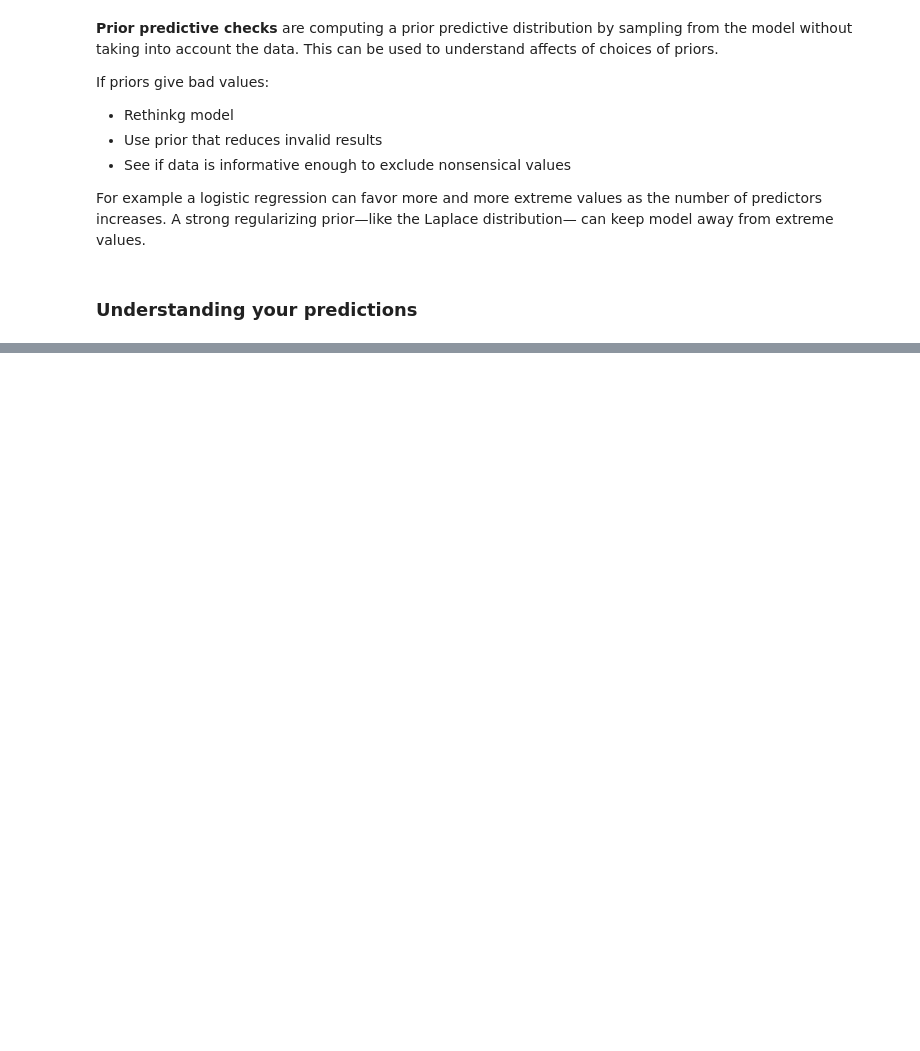
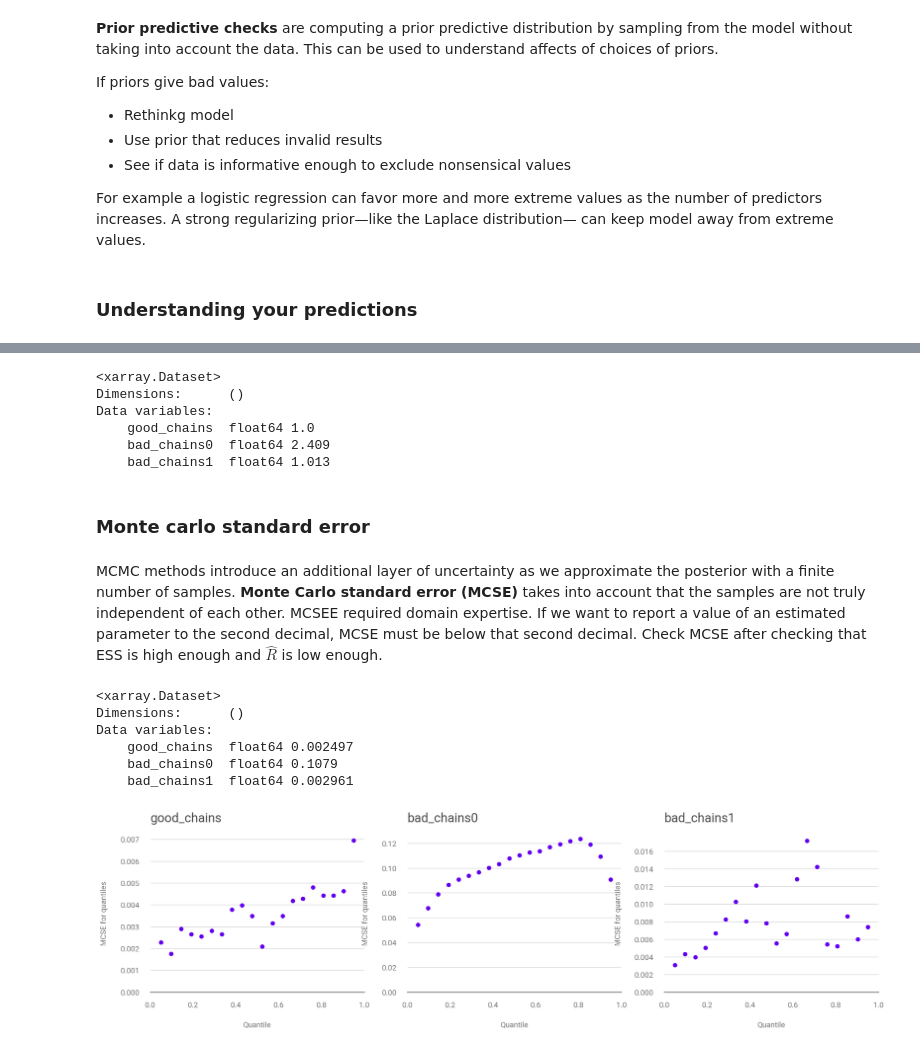
Before and after one commit to paw-lu/bayesian-modeling-computation-python, a Jupyter notebook: notebooks/2_exploratory_analysis_of_bayesian_models.ipynb, the cells around one changed output, grey strips where cells are left out. Drawn from its saved outputs; the diff is of its cells as text; code cells hidden in the pictures; blank space fills up the shorter version.

```diff
--- a/notebooks/2_exploratory_analysis_of_bayesian_models.ipynb
+++ b/notebooks/2_exploratory_analysis_of_bayesian_models.ipynb
@@ -61,0 +154,36 @@ Arviz funcitons for plots:
+# %%
+az.rhat(chains)
+# %% [output]
+<xarray.Dataset>
+Dimensions:      ()
+Data variables:
+    good_chains  float64 1.0
+    bad_chains0  float64 2.409
+    bad_chains1  float64 1.013
+# %% [markdown]
+### Monte carlo standard error
+# %% [markdown]
+MCMC methods introduce an additional layer of uncertainty
+as we approximate the posterior with a finite number of samples.
+**Monte Carlo standard error (MCSE)**
+takes into account that the samples
+are not truly independent of each other.
+MCSEE required domain expertise.
+If we want to report a value of an estimated parameter to the second decimal,
+MCSE must be below that second decimal.
+Check MCSE after checking
+that ESS is high enough
+and $\hat R$ is low enough.
+# %%
+az.mcse(chains)
+# %% [output]
+<xarray.Dataset>
+Dimensions:      ()
+Data variables:
+    good_chains  float64 0.002497
+    bad_chains0  float64 0.1079
+    bad_chains1  float64 0.002961
+# %%
+az.plot_mcse(chains);
+# %% [output]
+[figure, added]
```
Also changed, not shown: parts of 16 cells of this notebook, 1 other file.
